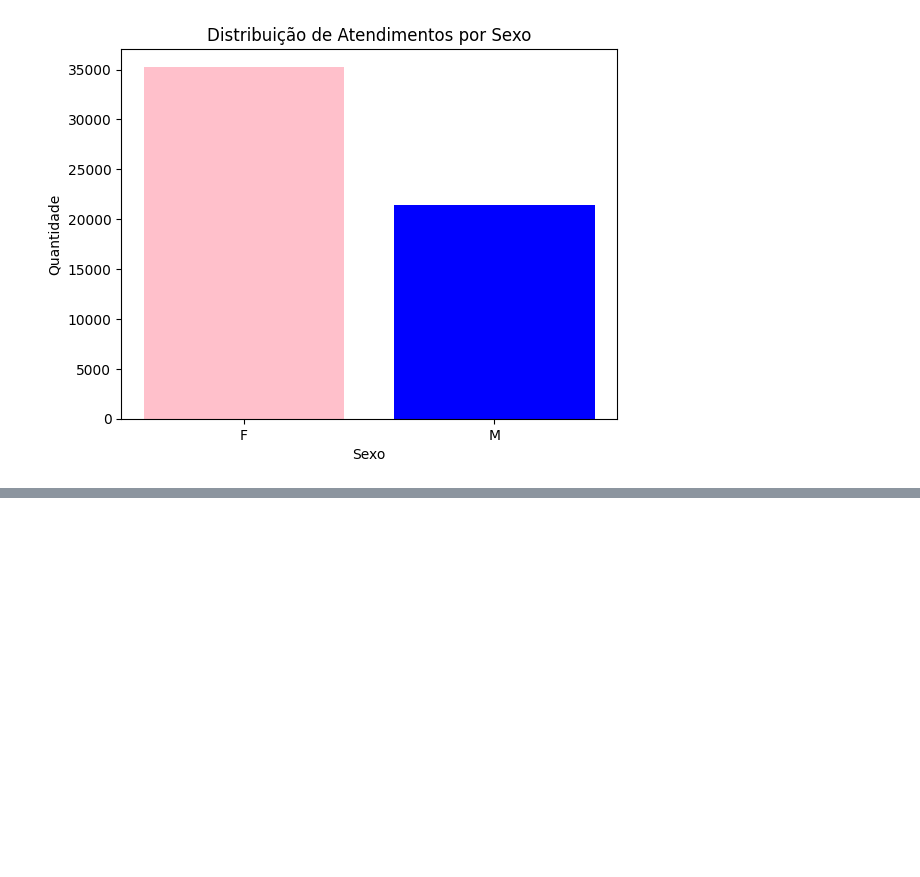
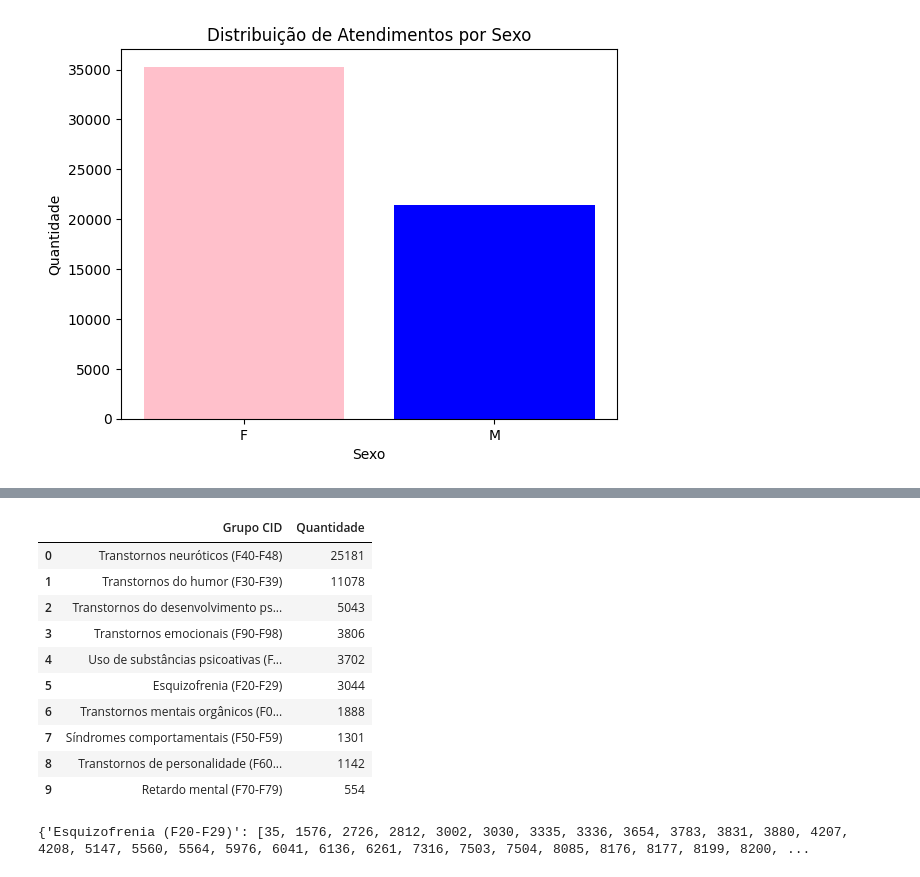
Before and after one commit to GustavoEmanuel901/Analise-dados-de-sa-de-mental-curitiba, a Jupyter notebook: Analise_dos_dados_Curitiba_Saúde_mental.ipynb, the cells around one changed output, grey strips where cells are left out. Saved outputs shown, nothing was run; the diff lists cells and outputs as text; code cells hidden in the pictures; blank space fills up the shorter version.

```diff
--- a/Analise_dos_dados_Curitiba_Saúde_mental.ipynb
+++ b/Analise_dos_dados_Curitiba_Saúde_mental.ipynb
@@ -307,0 +364,27 @@ plt.show()
+# %%
+# Contar a distribuição por grupo de CID
+distribuicao_cid = filtro_codigo_do_transtornos_mentais['Grupo CID'].value_counts().reset_index()
+
+# Renomear as colunas para melhor entendimento
+distribuicao_cid.columns = ['Grupo CID', 'Quantidade']
+
+# Exibir a distribuição
+distribuicao_cid
+# %% [output]
+|  | Grupo CID | Quantidade |
+| 0 | Transtornos neuróticos (F40-F48) | 25181 |
+| 1 | Transtornos do humor (F30-F39) | 11078 |
+| 2 | Transtornos do desenvolvimento ps... | 5043 |
+| 3 | Transtornos emocionais (F90-F98) | 3806 |
+| 4 | Uso de substâncias psicoativas (F... | 3702 |
+| 5 | Esquizofrenia (F20-F29) | 3044 |
+| 6 | Transtornos mentais orgânicos (F0... | 1888 |
+| 7 | Síndromes comportamentais (F50-F59) | 1301 |
+| 8 | Transtornos de personalidade (F60... | 1142 |
+| 9 | Retardo mental (F70-F79) | 554 |
+# %%
+grupo = filtro_codigo_do_transtornos_mentais.groupby(['Grupo CID'])
+
+grupo.groups
+# %% [output]
+{'Esquizofrenia (F20-F29)': [35, 1576, 2726, 2812, 3002, 3030, 3335, 3336, 3654, 3783, 3831, 3880, 4207, 4208, 5147, 5560, 5564, 5976, 6041, 6136, 6261, 7316, 7503, 7504, 8085, 8176, 8177, 8199, 8200, ...
```
Also changed, not shown: parts of 7 cells of this notebook.
